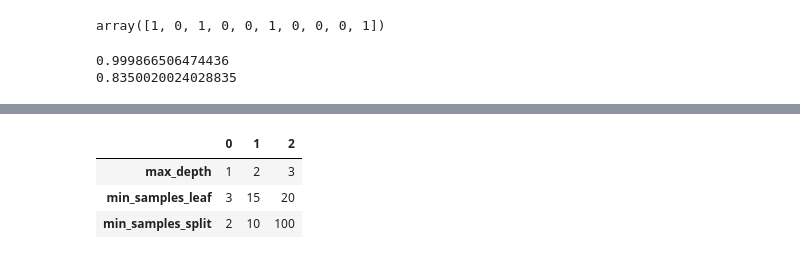
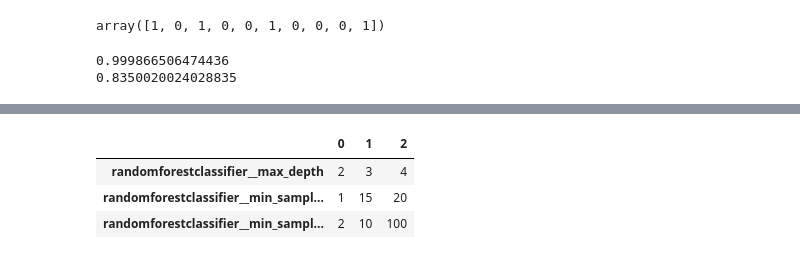
Before and after one commit to JoeBwonKenobi/Car-Insurance-Project, a Jupyter notebook: Project2_Part_4.ipynb, the cells around one changed output, grey strips where cells are left out. Drawn from its saved outputs; the diff is of its cells as text; code cells hidden in the pictures.

```diff
--- a/Project2_Part_4.ipynb
+++ b/Project2_Part_4.ipynb
@@ -727,12 +802,12 @@ print(test_score)
 # %%
 #create and visualize our parameter grid
-param_grid = {'max_depth': [1,2,3],
-              'min_samples_leaf': [3,15,20],
-              'min_samples_split': [2, 10, 100]}
+rf_param_grid = {'randomforestclassifier__max_depth': [2,3,4],
+                 'randomforestclassifier__min_samples_leaf': [1,15,20],
+                 'randomforestclassifier__min_samples_split': [2, 10, 100]}
 
-pd.DataFrame(param_grid).T
+pd.DataFrame(rf_param_grid).T
 # %% [output]
 |  | 0 | 1 | 2 |
-| max_depth | 1 | 2 | 3 |
-| min_samples_leaf | 3 | 15 | 20 |
-| min_samples_split | 2 | 10 | 100 |
+| randomforestclassifier__max_depth | 2 | 3 | 4 |
+| randomforestclassifier__min_sampl... | 1 | 15 | 20 |
+| randomforestclassifier__min_sampl... | 2 | 10 | 100 |
```
Also changed, not shown: parts of 75 cells of this notebook.
